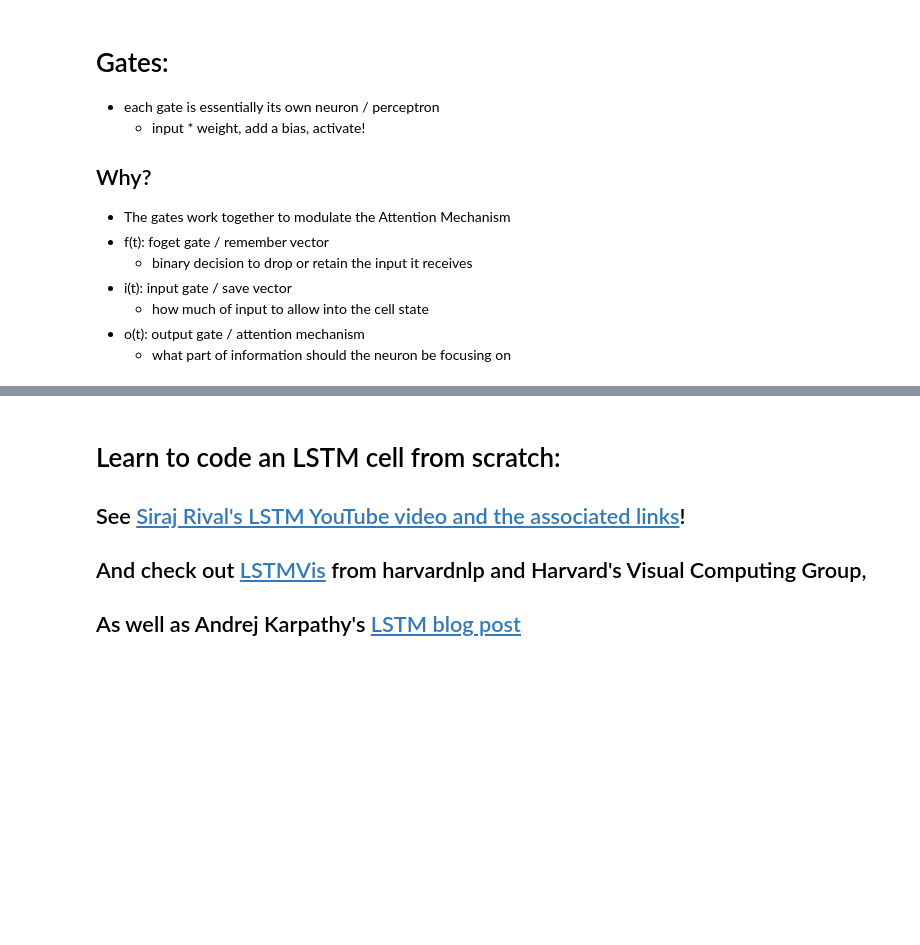
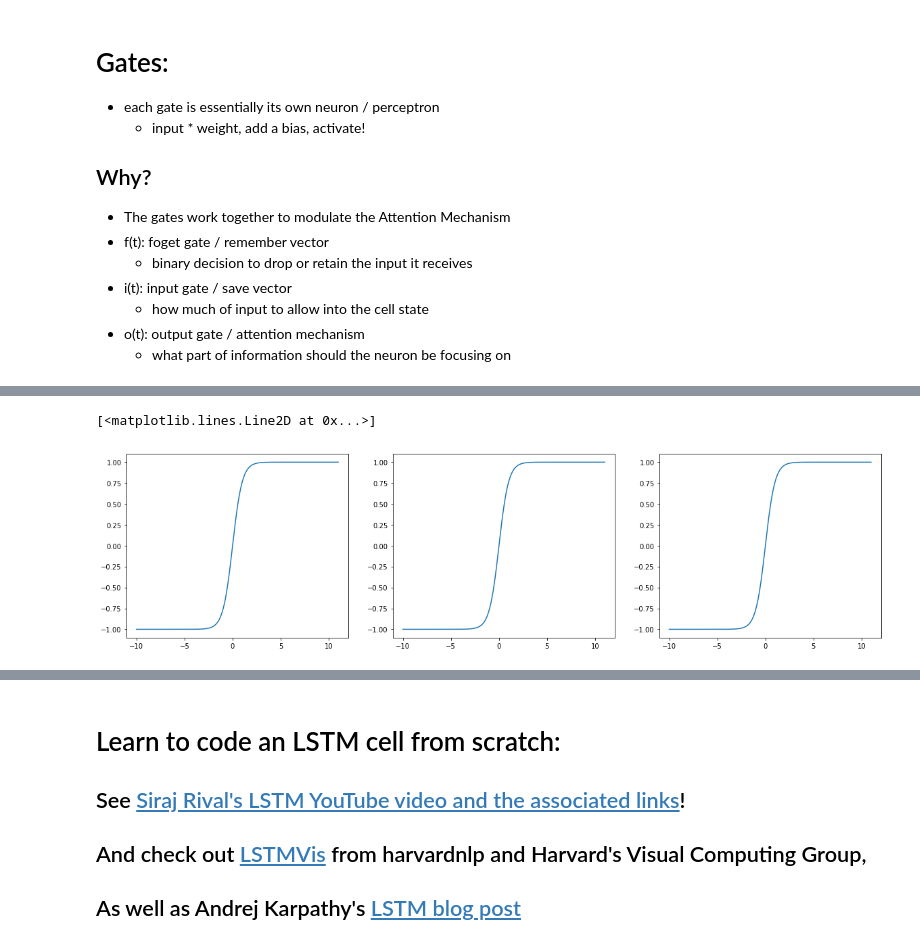
Before and after one commit to quinngroup/qrg-talks, a Jupyter notebook: 2018/sep26_clm_accelstm/accelstm_qrg_presF18.ipynb, the cells around one changed output, grey strips where cells are left out. Cells and saved outputs as stored; diff of their text form; code cells hidden in the pictures; blank space fills up the shorter version.

```diff
--- a/2018/sep26_clm_accelstm/accelstm_qrg_presF18.ipynb
+++ b/2018/sep26_clm_accelstm/accelstm_qrg_presF18.ipynb
@@ -204,0 +213,25 @@ where ⊗ represents element-wise multiplication </p>
+# %%
+# now for tanh, another function in the exponential family with a bit different output range
+def g(x):
+    return np.exp(x) / (1 + np.exp(x))
+
+def tanh_1(x):
+    return (2*g(2*x))-1
+
+def tanh_2(x):
+    return (np.exp(x)-np.exp(-x)) / (np.exp(x)+np.exp(-x))
+
+def tanh_3(x):
+    return np.tanh(x)
+# %%
+# and to plot:
+plt.figure(figsize=(20,5))
+plt.subplot(1,3,1)
+plt.plot(example, tanh_1(example))
+plt.subplot(1,3,2)
+plt.plot(example, tanh_2(example))
+plt.subplot(1,3,3)
+plt.plot(example, tanh_3(example))
+# %% [output]
+[<matplotlib.lines.Line2D at 0x...>]
+[figure, added]
```
Also changed, not shown: parts of 12 cells of this notebook, 1 other file.
